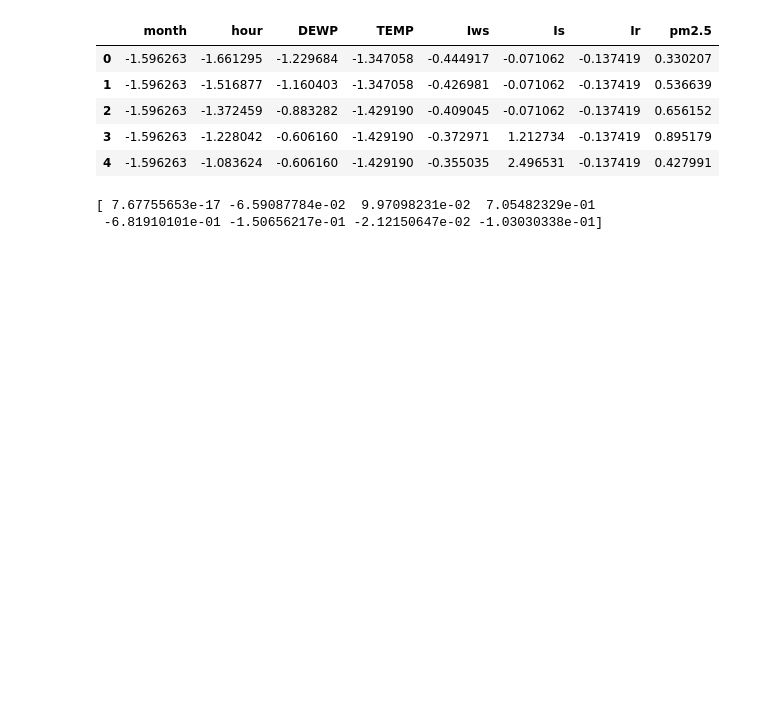
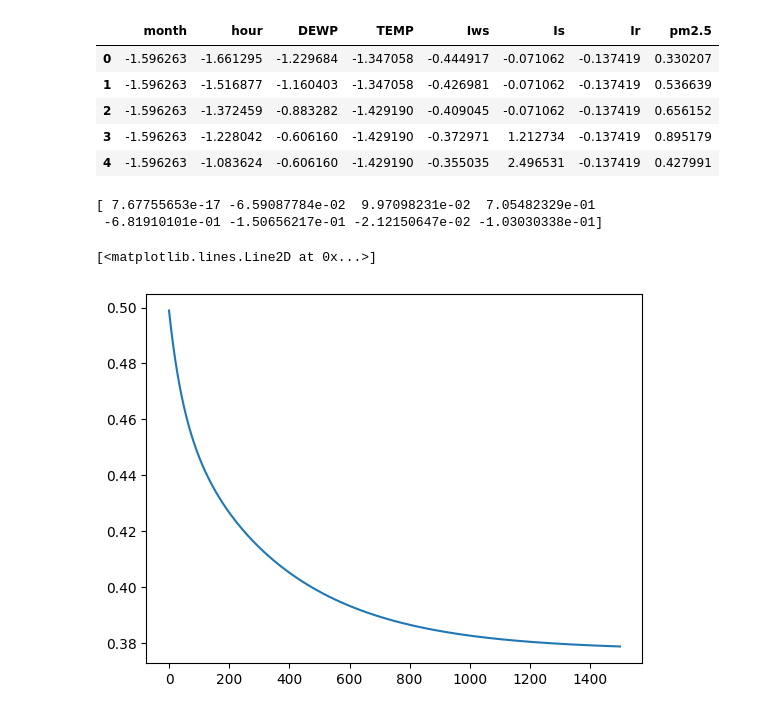
Before and after one commit to Gabenoob/SecML, a Jupyter notebook: 实验一文件/源代码.ipynb, the cells around one changed output. Drawn from its saved outputs; the diff is of its cells as text; code cells hidden in the pictures; blank space fills up the shorter version.

```diff
--- a/实验一文件/源代码.ipynb
+++ b/实验一文件/源代码.ipynb
@@ -200,3 +200,8 @@ print(omega)
 # %% [output]
 [ 7.67755653e-17 -6.59087784e-02  9.97098231e-02  7.05482329e-01
  -6.81910101e-01 -1.50656217e-01 -2.12150647e-02 -1.03030338e-01]
+# %%
+plt.plot(range(num_iters), cost_history, '-')
+# %% [output]
+[<matplotlib.lines.Line2D at 0x...>]
+[figure, added]
```
